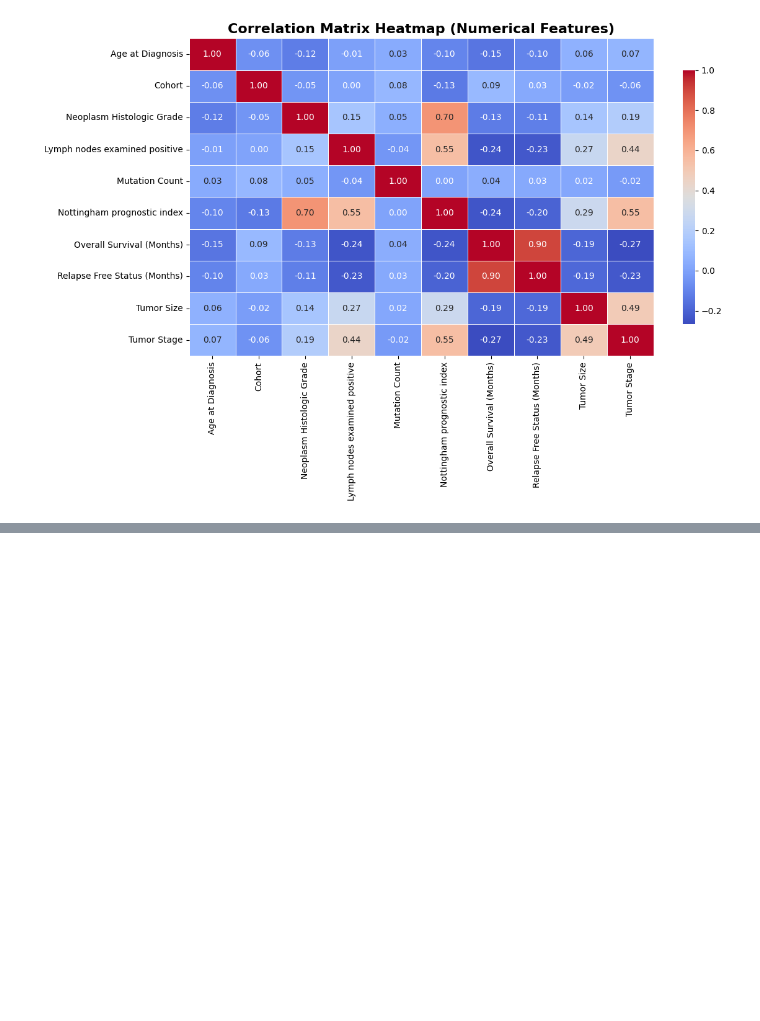
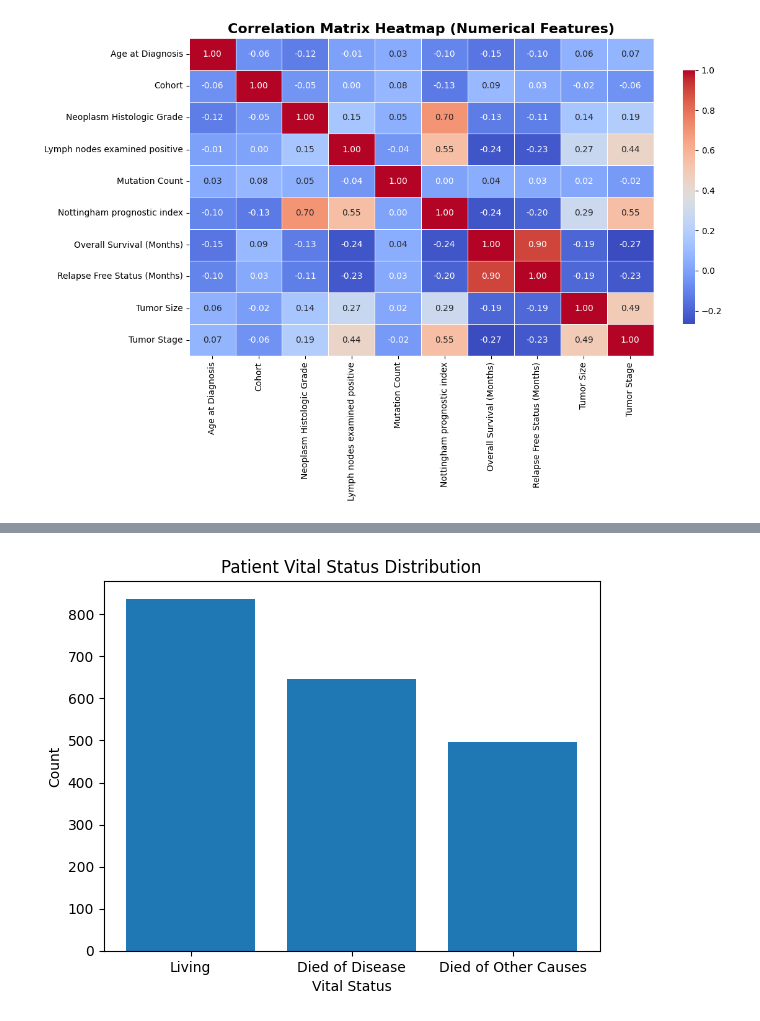
Before and after one commit to anudeshpande24/Capstone_Cancer_Prediction, a Jupyter notebook: metabric_exploration.ipynb, the cells around one changed output, grey strips where cells are left out. Cells and saved outputs as stored; diff of their text form; code cells hidden in the pictures; blank space fills up the shorter version.

```diff
--- a/Data copy.ipynb
+++ b/metabric_exploration.ipynb
@@ -218,0 +246,12 @@ plt.show()
+# %%
+#Vital Status breakdown (target intuition)
+status_counts = df["Patient's Vital Status"].value_counts()
+
+plt.figure()
+plt.bar(status_counts.index, status_counts.values)
+plt.xlabel("Vital Status")
+plt.ylabel("Count")
+plt.title("Patient Vital Status Distribution")
+plt.show()
+# %% [output]
+[figure, added]
```
Also changed, not shown: parts of 4 cells of this notebook, 3 other files.
